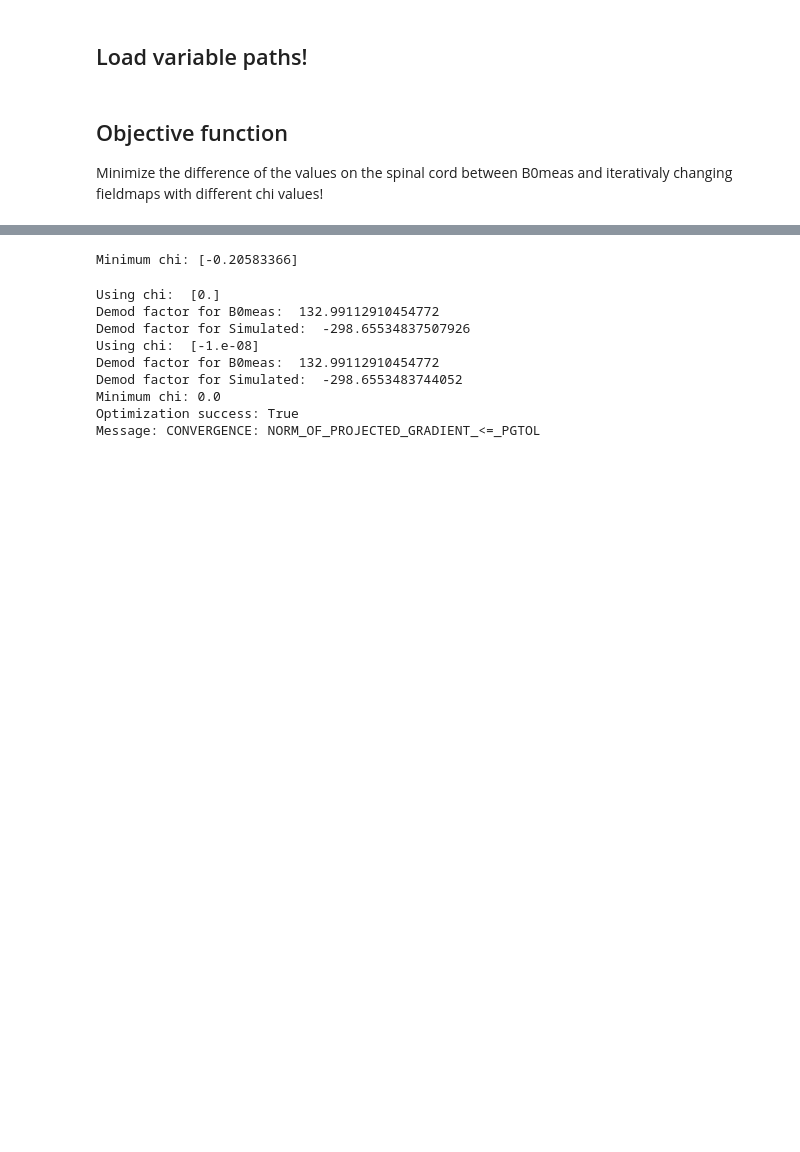
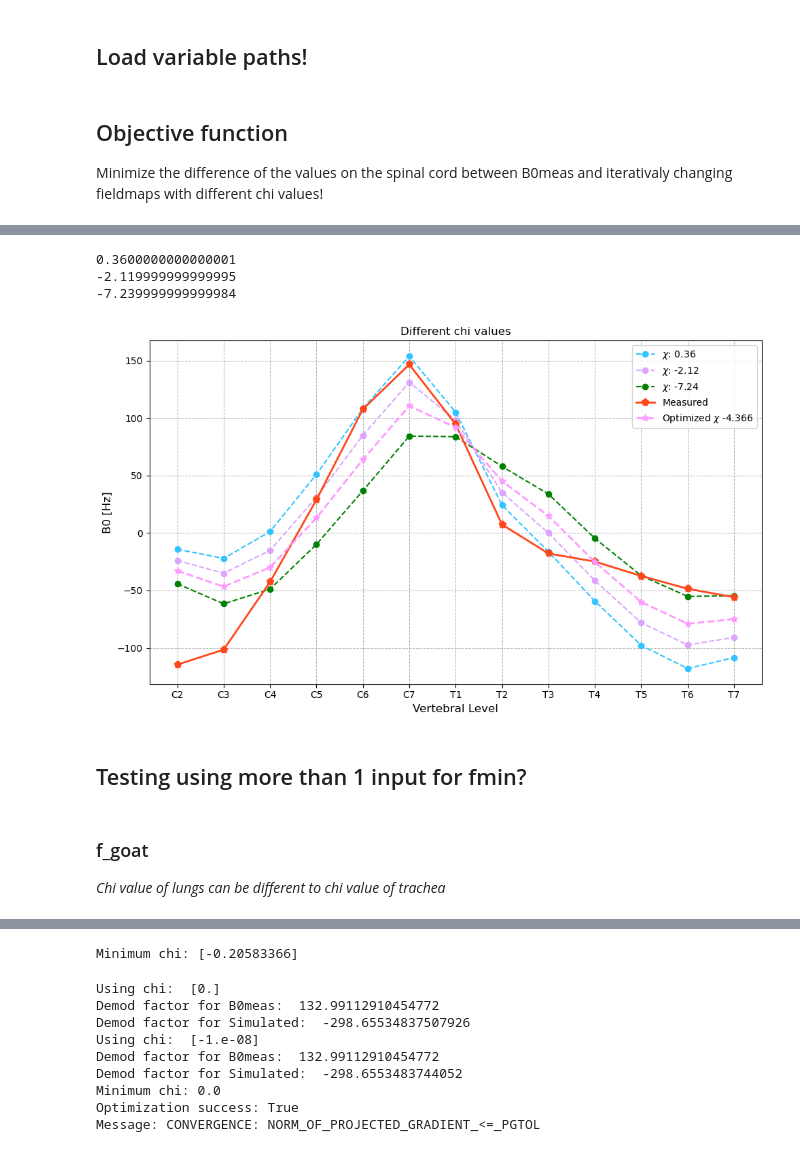
Before and after one commit to evaalonsoortiz/sus-optimization, a Jupyter notebook: sus_optimization.ipynb, the cells around one changed output, grey strips where cells are left out. Drawn from its saved outputs; the diff is of its cells as text; code cells hidden in the pictures; blank space fills up the shorter version.

```diff
--- a/sus_optimization.ipynb
+++ b/sus_optimization.ipynb
@@ -211,0 +430,75 @@ Minimum chi: 43.389770507812614
+# %%
+import re
+
+
+# Some cool extra chi values!
+extra_chis_to_plot = ["0_3600000000000001", "2_119999999999995", "7_239999999999984"]
+
+# Vertebral levels and colors, love colors!
+vertebrae_levels_c2_t7 = ['C2', 'C3', 'C4', 'C5', 'C6', 'C7', 'T1', 'T2', 'T3', 'T4', 'T5', 'T6', 'T7']
+colors = ['#33C3FF','#DBA5FD','#008000','#4d79ff','996633'] # more to come
+color_index = 0
+
+processed_chis = set() # To avoid repetition of chi values while iterating over filenames
+
+# Initialize
+plt.figure(figsize=(10, 6))
+
+# Loop through each file in the folder
+for filename in os.listdir(path_to_optimization_metrics):
+    # Check if file is CSV
+    if filename.endswith('.csv'):
+        # Check for each extra chi value in the filename
+        for chi_str in extra_chis_to_plot:
+
+            pattern = rf"metrics_db0_sim_{chi_str}_fm_Hz"
+
+            #print(f"Searching for pattern '{pattern}' in filename '{filename}'")  # debugging line
+
+            # Adjust for negative values and plot nice chi value instead of np.float .15!
+            if re.search(pattern, filename) and chi_str not in processed_chis:
+                processed_chis.add(chi_str)
+                chi_val = str(chi_str).replace("_",".")
+                if float(chi_val) > 1:
+                    chi_val = f"-{chi_val}"
+
+                #print(chi_val) # debugging line
+
+                chi_val = round(float(chi_val),3)
+                # Load the CSV file
+                file_path = os.path.join(path_to_optimization_metrics, filename)
+                data = pd.read_csv(file_path)
+
+                # Extract wa column
+                column_name = 'WA()'
+                column_data = data[column_name][::-1]  # Reverse the data to have plot from c2 to t7
+
+                # Plot the column data
+                plt.plot(vertebrae_levels_c2_t7, column_data, marker='o', linestyle='--',
+                         label=f'$\chi$: {chi_val}', color=colors[color_index % len(colors)])
+                color_index += 1
+                break # Stop after finding the matching chi value for this file
+
+# Add measured data to plot
+
+plt.plot(vertebrae_levels_c2_t7, dmod_b0meas_values , marker = 'p', color = '#ff471a', linestyle='-', linewidth = 2, markersize = 8, label ='Measured')
+plt.plot(vertebrae_levels_c2_t7, final_sim_values , marker = '*', color = '#ff99ff', linestyle='--', linewidth = 2, markersize = 8, label ='Optimized $\chi$ -4.366')
+
+
+# Customize plot appearance
+plt.title('Different chi values')
+plt.xlabel('Vertebral Level', fontsize=12)
+plt.ylabel('B0 [Hz]', fontsize=12)
+plt.legend()
+plt.grid(True, which='both', linestyle='--', linewidth=0.7)
+plt.tight_layout()
+
+# Show the plot
+plt.show()
+# %% [output]
+0.3600000000000001
+-2.119999999999995
+-7.239999999999984
+[figure, added]
+# %% [markdown]
+## Testing using more than 1 input for fmin?
@@ -211,0 +522,3 @@ Minimum chi: 43.389770507812614
+# %% [markdown]
+### f_goat </br>
+*Chi value of lungs can be different to chi value of trachea*
```
Also changed, not shown: parts of 29 cells of this notebook, 1 other file.
